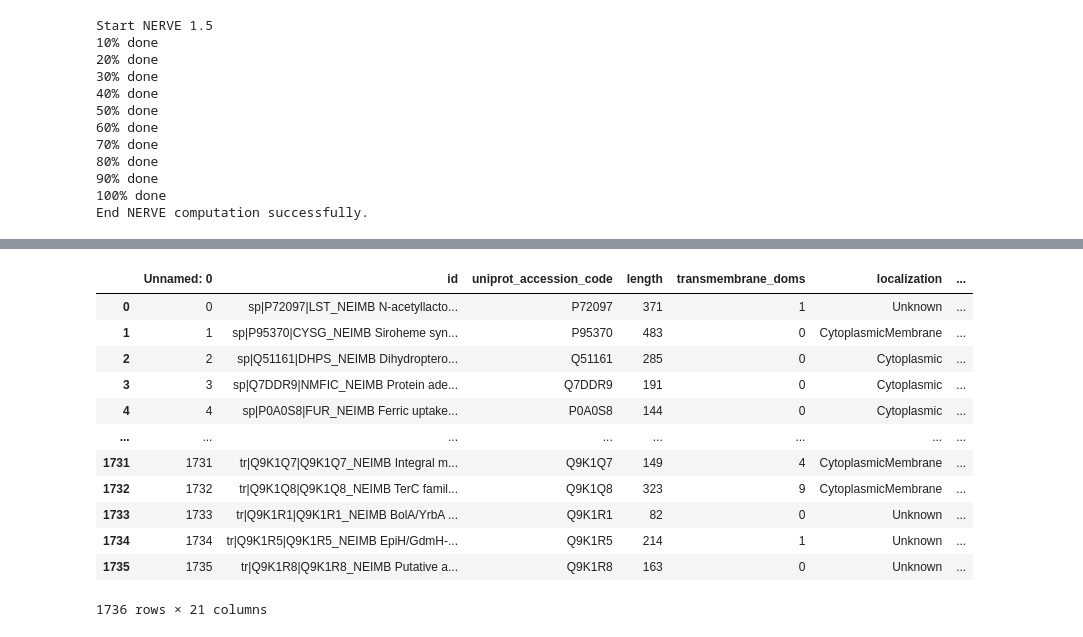
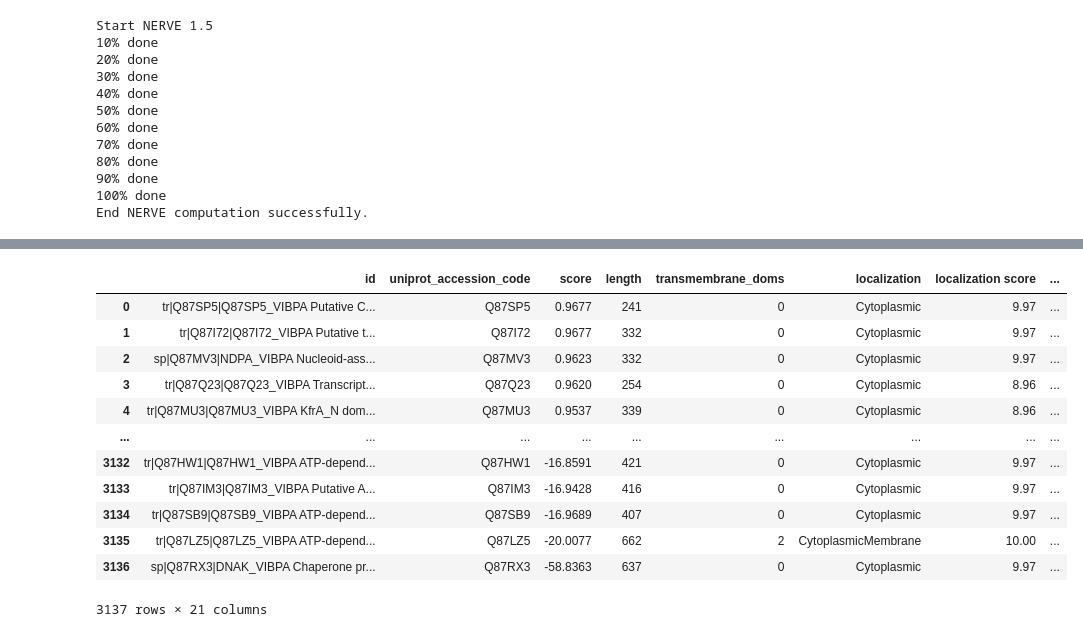
Before and after one commit to nerve-bio/NERVE, a Jupyter notebook: docker/workdir/example.ipynb, the cells around one changed output, grey strips where cells are left out. Drawn from its saved outputs; the diff is of its cells as text; code cells hidden in the pictures.

```diff
--- a/docker/workdir/example.ipynb
+++ b/docker/workdir/example.ipynb
@@ -72,19 +76,19 @@ vaccine_candidates
 # %%
-# 264 proteins have been selected as potential vaccine candidates.
-discarded_proteins=pd.read_csv("./UP000000425/discarded_proteins.csv")
+# 1684 proteins have been selected as potential vaccine candidates.
+discarded_proteins=pd.read_csv("./UP000002493/discarded_proteins.csv")
 discarded_proteins
 # %% [output]
-|  | Unnamed: 0 | id | uniprot_accession_code | length | transmembrane_doms | localization | ... |
-| 0 | 0 | sp|P72097|LST_NEIMB N-acetyllacto... | P72097 | 371 | 1 | Unknown | ... |
-| 1 | 1 | sp|P95370|CYSG_NEIMB Siroheme syn... | P95370 | 483 | 0 | CytoplasmicMembrane | ... |
-| 2 | 2 | sp|Q51161|DHPS_NEIMB Dihydroptero... | Q51161 | 285 | 0 | Cytoplasmic | ... |
-| 3 | 3 | sp|Q7DDR9|NMFIC_NEIMB Protein ade... | Q7DDR9 | 191 | 0 | Cytoplasmic | ... |
-| 4 | 4 | sp|P0A0S8|FUR_NEIMB Ferric uptake... | P0A0S8 | 144 | 0 | Cytoplasmic | ... |
-| ... | ... | ... | ... | ... | ... | ... | ... |
-| 1731 | 1731 | tr|Q9K1Q7|Q9K1Q7_NEIMB Integral m... | Q9K1Q7 | 149 | 4 | CytoplasmicMembrane | ... |
-| 1732 | 1732 | tr|Q9K1Q8|Q9K1Q8_NEIMB TerC famil... | Q9K1Q8 | 323 | 9 | CytoplasmicMembrane | ... |
-| 1733 | 1733 | tr|Q9K1R1|Q9K1R1_NEIMB BolA/YrbA ... | Q9K1R1 | 82 | 0 | Unknown | ... |
-| 1734 | 1734 | tr|Q9K1R5|Q9K1R5_NEIMB EpiH/GdmH-... | Q9K1R5 | 214 | 1 | Unknown | ... |
-| 1735 | 1735 | tr|Q9K1R8|Q9K1R8_NEIMB Putative a... | Q9K1R8 | 163 | 0 | Unknown | ... |
+|  | id | uniprot_accession_code | score | length | transmembrane_doms | localization | localization score | ... |
+| 0 | tr|Q87SP5|Q87SP5_VIBPA Putative C... | Q87SP5 | 0.9677 | 241 | 0 | Cytoplasmic | 9.97 | ... |
+| 1 | tr|Q87I72|Q87I72_VIBPA Putative t... | Q87I72 | 0.9677 | 332 | 0 | Cytoplasmic | 9.97 | ... |
+| 2 | sp|Q87MV3|NDPA_VIBPA Nucleoid-ass... | Q87MV3 | 0.9623 | 332 | 0 | Cytoplasmic | 9.97 | ... |
+| 3 | tr|Q87Q23|Q87Q23_VIBPA Transcript... | Q87Q23 | 0.9620 | 254 | 0 | Cytoplasmic | 8.96 | ... |
+| 4 | tr|Q87MU3|Q87MU3_VIBPA KfrA_N dom... | Q87MU3 | 0.9537 | 339 | 0 | Cytoplasmic | 8.96 | ... |
+| ... | ... | ... | ... | ... | ... | ... | ... | ... |
+| 3132 | tr|Q87HW1|Q87HW1_VIBPA ATP-depend... | Q87HW1 | -16.8591 | 421 | 0 | Cytoplasmic | 9.97 | ... |
+| 3133 | tr|Q87IM3|Q87IM3_VIBPA Putative A... | Q87IM3 | -16.9428 | 416 | 0 | Cytoplasmic | 9.97 | ... |
+| 3134 | tr|Q87SB9|Q87SB9_VIBPA ATP-depend... | Q87SB9 | -16.9689 | 407 | 0 | Cytoplasmic | 9.97 | ... |
+| 3135 | tr|Q87LZ5|Q87LZ5_VIBPA ATP-depend... | Q87LZ5 | -20.0077 | 662 | 2 | CytoplasmicMembrane | 10.00 | ... |
+| 3136 | sp|Q87RX3|DNAK_VIBPA Chaperone pr... | Q87RX3 | -58.8363 | 637 | 0 | Cytoplasmic | 9.97 | ... |
-1736 rows × 21 columns
+3137 rows × 21 columns
 # %%
```
Also changed, not shown: parts of 8 cells of this notebook, 2 other files.
